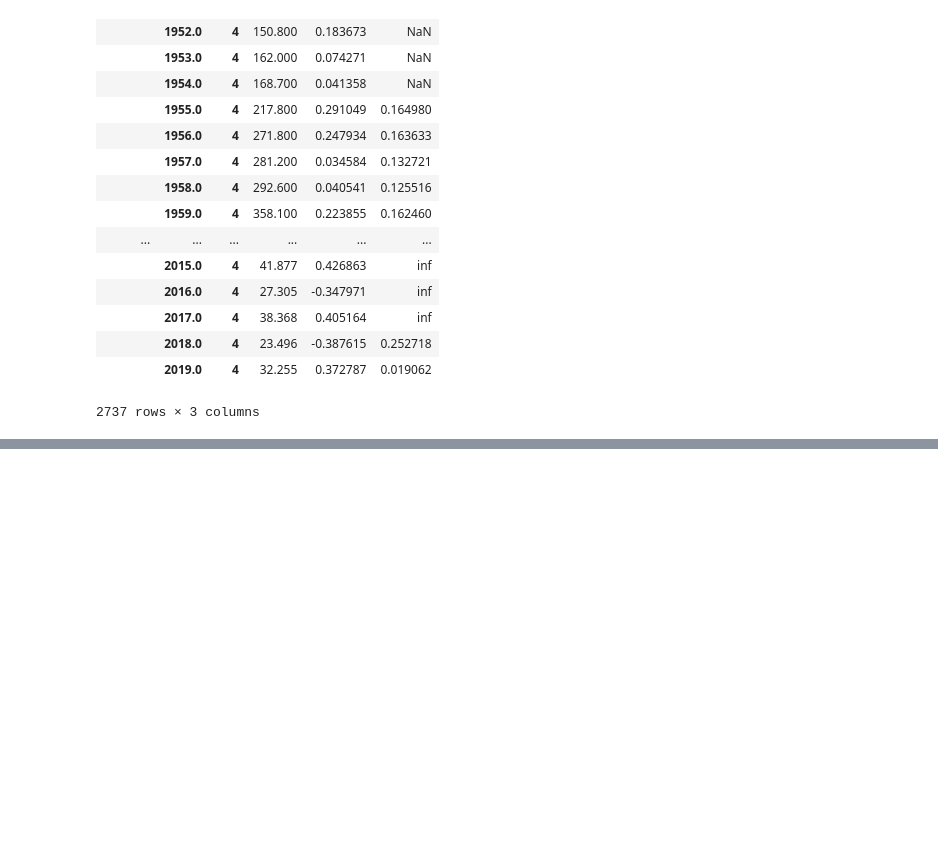
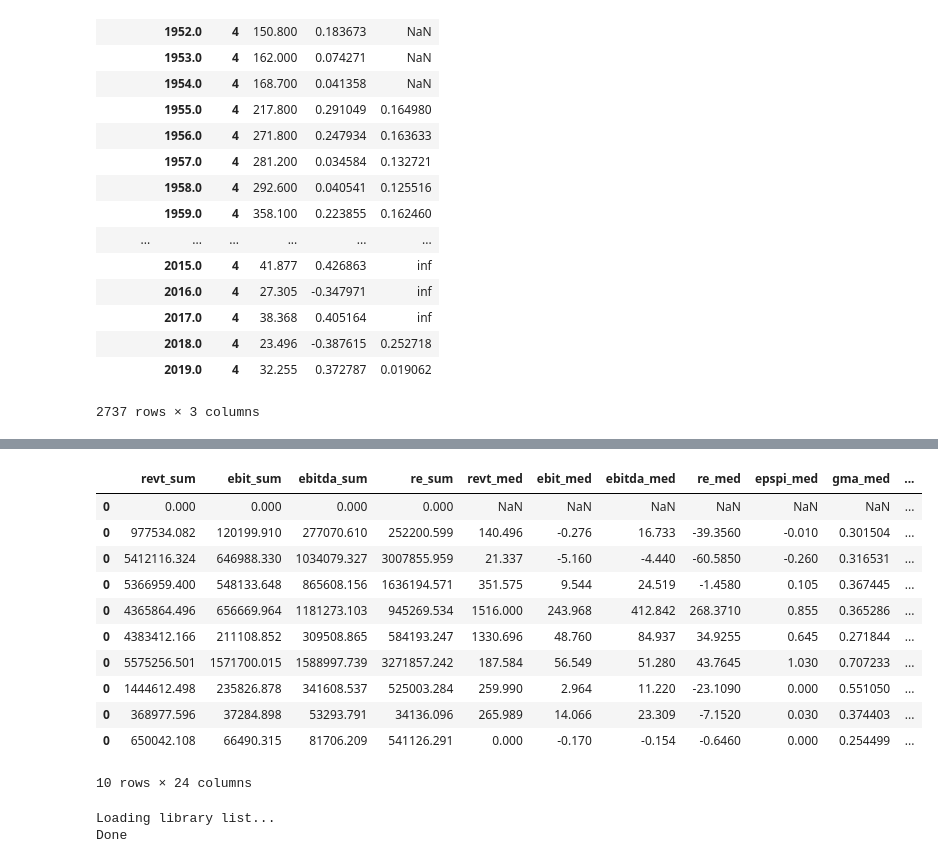
Before and after one commit to Alan-Yanlong-Guo/ml_val, a Jupyter notebook: runn.ipynb, the cells around one changed output, grey strips where cells are left out. Drawn from its saved outputs; the diff is of its cells as text; code cells hidden in the pictures; blank space fills up the shorter version.

```diff
--- a/runn.ipynb
+++ b/runn.ipynb
@@ -73,0 +118,29 @@ def horizon(y_ay, y_qy, y_qq, y_my, y_mm, dy, dq):
+# %%
+import pickle
+with open('/Users/mingyu/Desktop/data/industrial/industrial_2017_c.pkl', 'rb') as handle:
+    content = pickle.load(handle)
+# %%
+content
+# %% [output]
+|  | revt_sum | ebit_sum | ebitda_sum | re_sum | revt_med | ebit_med | ebitda_med | re_med | epspi_med | gma_med | ... |
+| 0 | 0.000 | 0.000 | 0.000 | 0.000 | NaN | NaN | NaN | NaN | NaN | NaN | ... |
+| 0 | 977534.082 | 120199.910 | 277070.610 | 252200.599 | 140.496 | -0.276 | 16.733 | -39.3560 | -0.010 | 0.301504 | ... |
+| 0 | 5412116.324 | 646988.330 | 1034079.327 | 3007855.959 | 21.337 | -5.160 | -4.440 | -60.5850 | -0.260 | 0.316531 | ... |
+| 0 | 5366959.400 | 548133.648 | 865608.156 | 1636194.571 | 351.575 | 9.544 | 24.519 | -1.4580 | 0.105 | 0.367445 | ... |
+| 0 | 4365864.496 | 656669.964 | 1181273.103 | 945269.534 | 1516.000 | 243.968 | 412.842 | 268.3710 | 0.855 | 0.365286 | ... |
+| 0 | 4383412.166 | 211108.852 | 309508.865 | 584193.247 | 1330.696 | 48.760 | 84.937 | 34.9255 | 0.645 | 0.271844 | ... |
+| 0 | 5575256.501 | 1571700.015 | 1588997.739 | 3271857.242 | 187.584 | 56.549 | 51.280 | 43.7645 | 1.030 | 0.707233 | ... |
+| 0 | 1444612.498 | 235826.878 | 341608.537 | 525003.284 | 259.990 | 2.964 | 11.220 | -23.1090 | 0.000 | 0.551050 | ... |
+| 0 | 368977.596 | 37284.898 | 53293.791 | 34136.096 | 265.989 | 14.066 | 23.309 | -7.1520 | 0.030 | 0.374403 | ... |
+| 0 | 650042.108 | 66490.315 | 81706.209 | 541126.291 | 0.000 | -0.170 | -0.154 | -0.6460 | 0.000 | 0.254499 | ... |
+10 rows × 24 columns
+# %%
+import wrds
+conn = wrds.Connection(wrds_username='dachxiu')
+comp_qtr = conn.raw_sql(f"""
+                        select *
+                        from comp.fundq as f
+                        where f.tic = 'AAPL'""")
+# %% [output]
+Loading library list...
+Done
```
Also changed, not shown: parts of 4 cells of this notebook, 1 other file.
